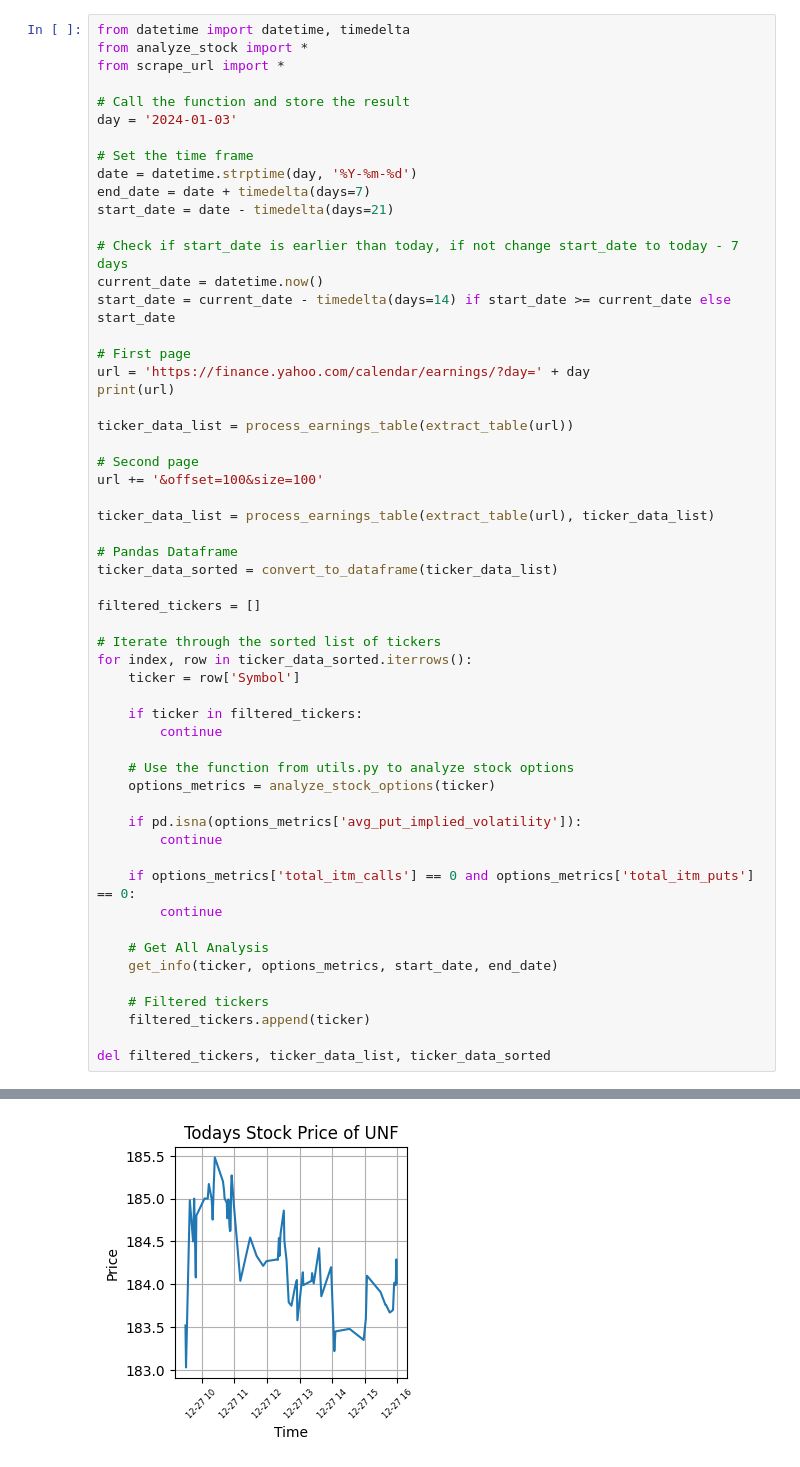
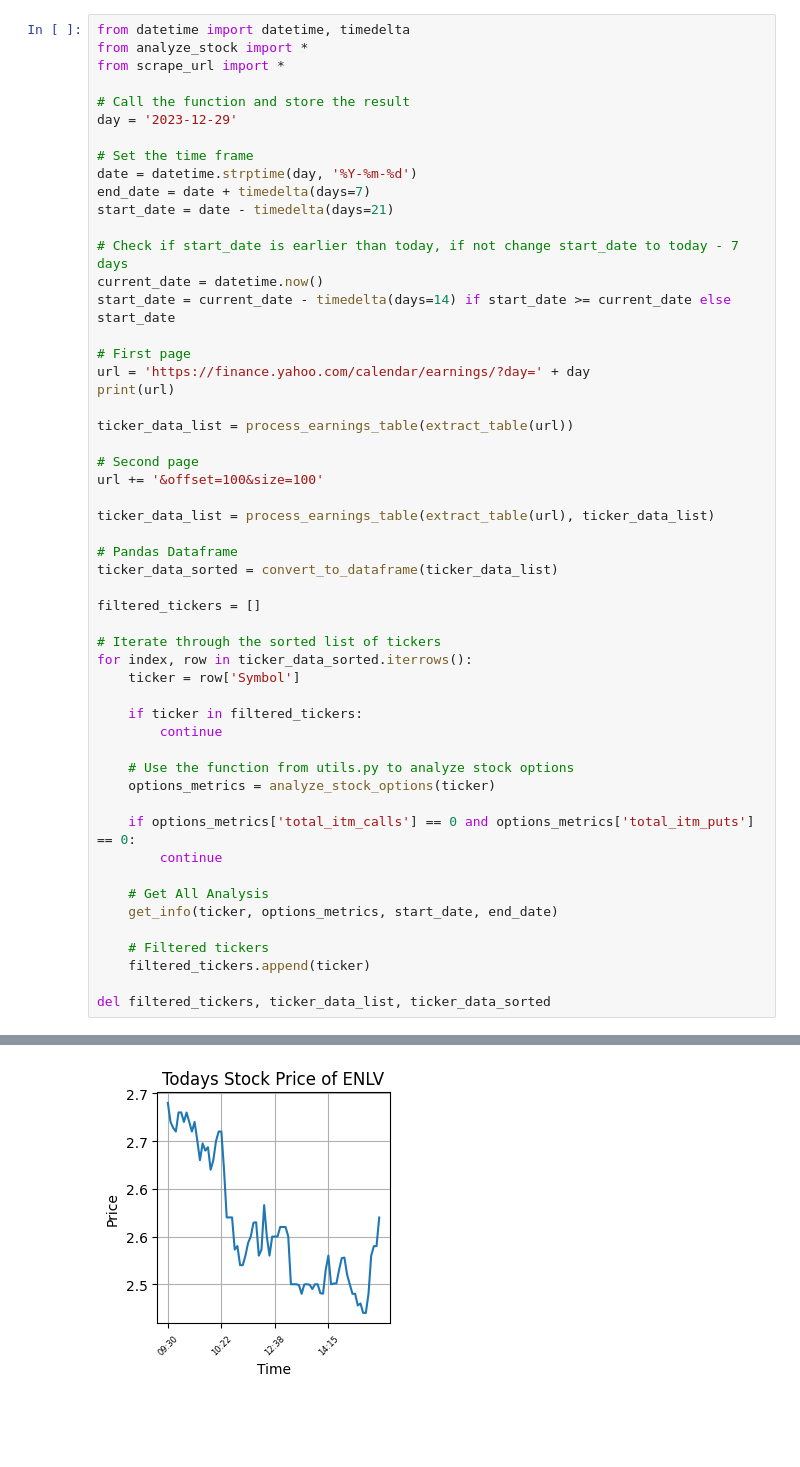
Before and after one commit to SaumikDana/Machine_Learning_Trading, a Jupyter notebook: data/earnings_release.ipynb, the cells around one changed output, grey strips where cells are left out. Saved outputs shown, nothing was run; the diff lists cells and outputs as text; blank space fills up the shorter version.

```diff
--- a/data/earnings_release.ipynb
+++ b/data/earnings_release.ipynb
@@ -4,7 +4,7 @@ from analyze_stock import *
 from scrape_url import *
 
 # Call the function and store the result
-day = '2024-01-03'
+day = '2023-12-29'
 
 # Set the time frame
 date = datetime.strptime(day, '%Y-%m-%d')
@@ -41,9 +41,6 @@ for index, row in ticker_data_sorted.iterrows():
     # Use the function from utils.py to analyze stock options
     options_metrics = analyze_stock_options(ticker)
 
-    if pd.isna(options_metrics['avg_put_implied_volatility']):
-        continue
-
     if options_metrics['total_itm_calls'] == 0 and options_metrics['total_itm_puts'] == 0:
         continue
 
@@ -73,2 +70,2 @@ Data fetched for UNF, entries: 71
-[figure, old version]
+[figure, new version]
 ===========================================
```
Also changed, not shown: parts of 1 cell of this notebook, 2 other files.
